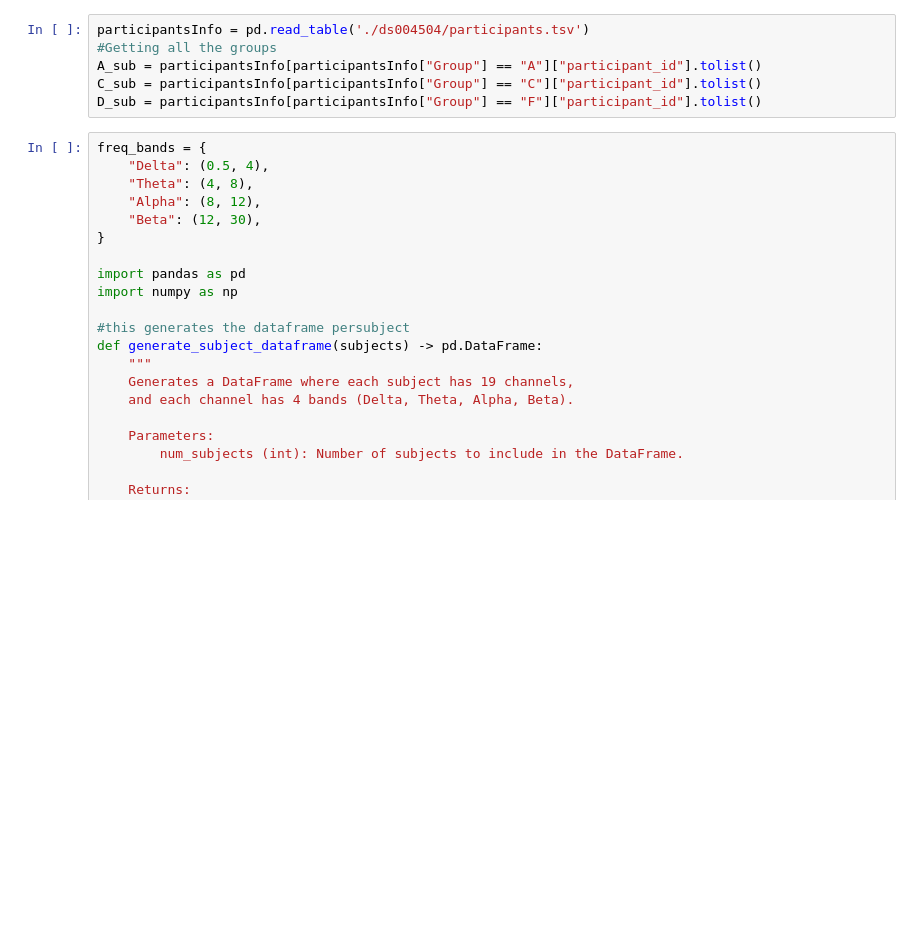
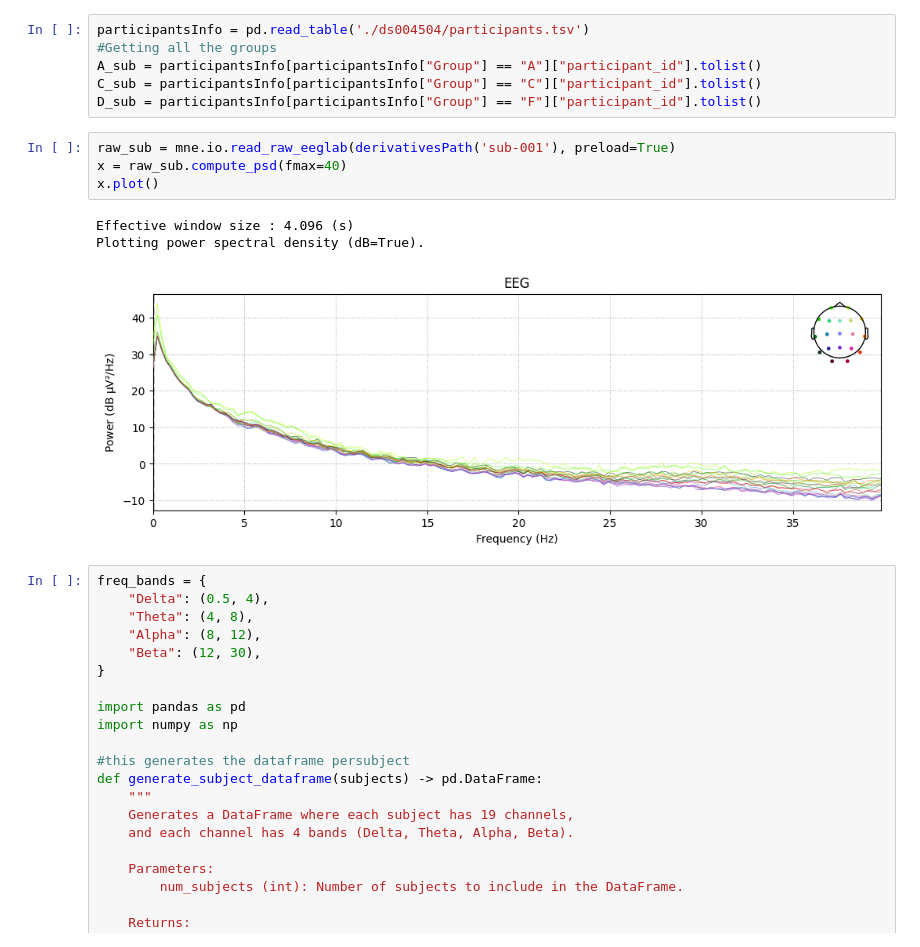
Before and after one commit to ans9868/neuroInfo, a Jupyter notebook: Baseline1.3.ipynb, the cells around one changed output. Saved outputs shown, nothing was run; the diff lists cells and outputs as text; blank space fills up the shorter version.

```diff
--- a/Baseline1.3.ipynb
+++ b/Baseline1.3.ipynb
@@ -26,6 +26,14 @@ participantsInfo = pd.read_table('./ds004504/participants.tsv')
 A_sub = participantsInfo[participantsInfo["Group"] == "A"]["participant_id"].tolist()
 C_sub = participantsInfo[participantsInfo["Group"] == "C"]["participant_id"].tolist()
 D_sub = participantsInfo[participantsInfo["Group"] == "F"]["participant_id"].tolist()
+# %%
+raw_sub = mne.io.read_raw_eeglab(derivativesPath('sub-001'), preload=True)
+x = raw_sub.compute_psd(fmax=40)
+x.plot()
+# %% [output]
+Effective window size : 4.096 (s)
+Plotting power spectral density (dB=True).
+[figure, added]
 # %%
 freq_bands = {
     "Delta": (0.5, 4),
```
Also changed, not shown: 1 other file.
